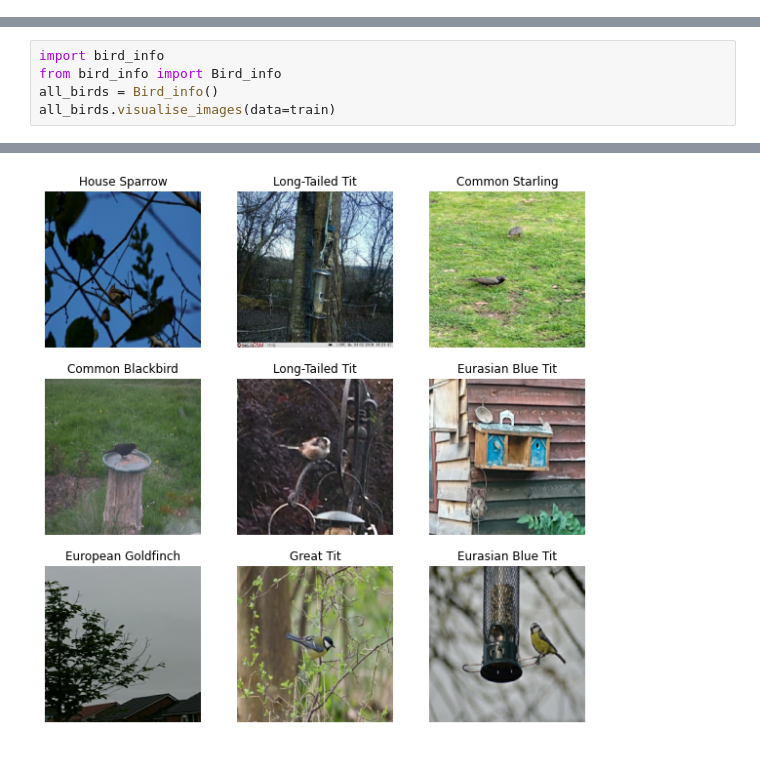
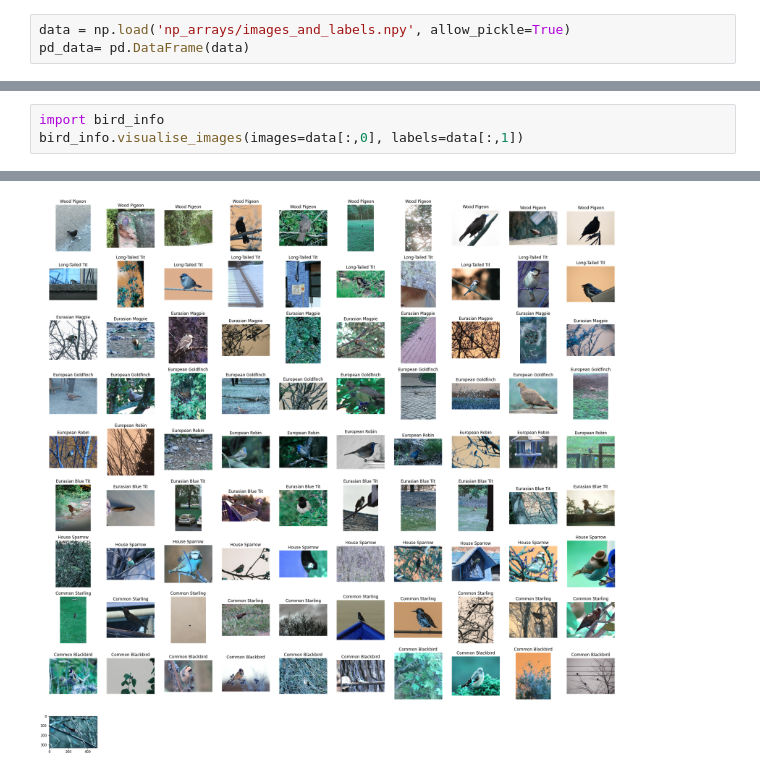
Before and after one commit to michael-robert-poole/BirdWatch, a Jupyter notebook: project.ipynb, the cells around one changed output, grey strips where cells are left out. Saved outputs shown, nothing was run; the diff lists cells and outputs as text.

Commit message:
add image_quality

```diff
--- a/project.ipynb
+++ b/project.ipynb
@@ -29,0 +13,3 @@ Found 100 files belonging to 10 classes.
+# %%
+data = np.load('np_arrays/images_and_labels.npy', allow_pickle=True)
+pd_data= pd.DataFrame(data)
@@ -30,6 +25,4 @@ Found 100 files belonging to 10 classes.
 # %%
 import bird_info
-from bird_info import Bird_info
-all_birds = Bird_info()
-all_birds.visualise_images(data=train)
+bird_info.visualise_images(images=data[:,0], labels=data[:,1])
 # %% [output]
@@ -37 +30 @@ all_birds.visualise_images(data=train)
-[figure, old version]
+[figure, new version]
```
Also changed, not shown: parts of 6 cells of this notebook, 4 other files.
